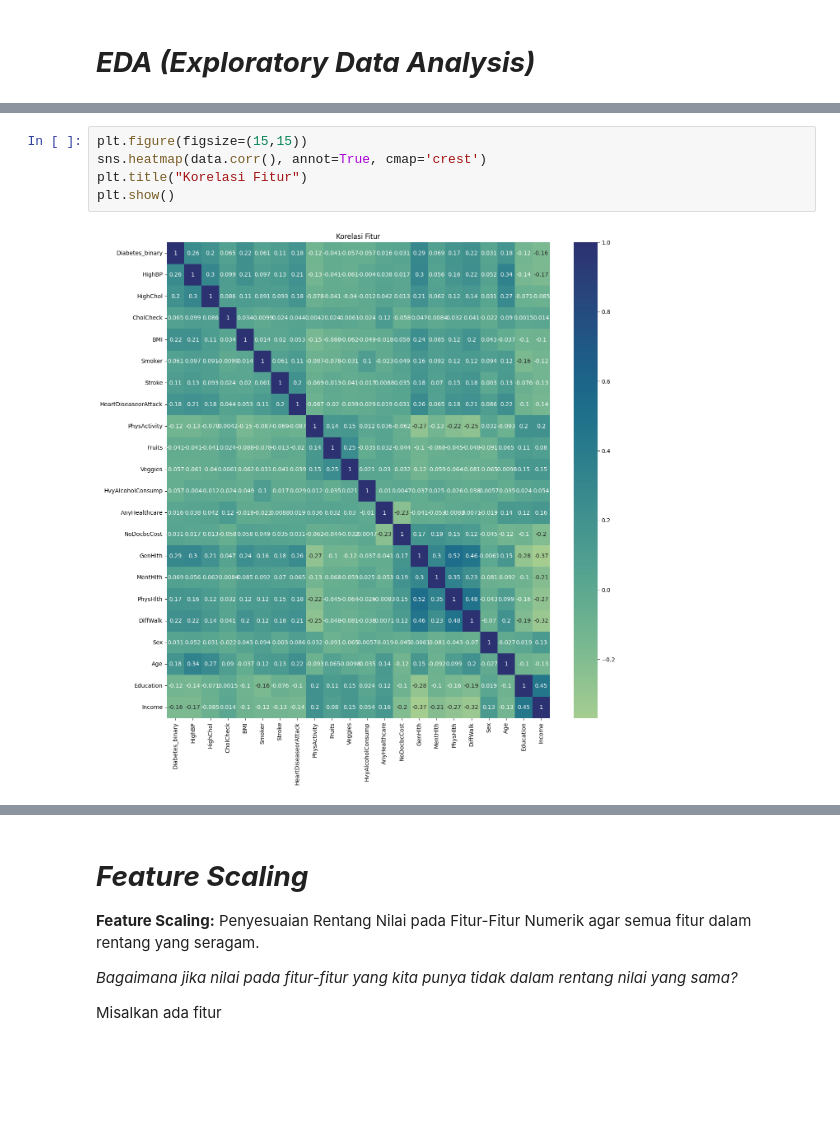
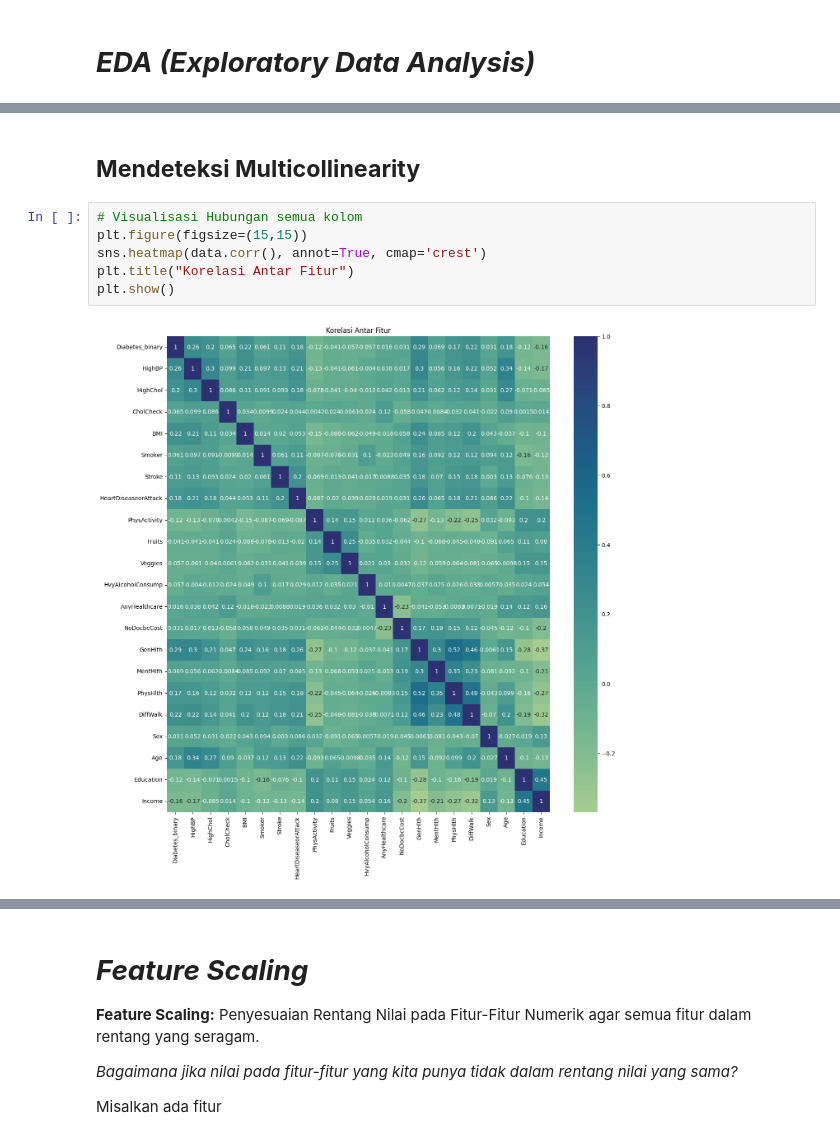
Before and after one commit to Ariqueeezz/MachineLearningProject, a Jupyter notebook: Experiment_DiabetesPrediction.ipynb, the cells around one changed output, grey strips where cells are left out. Cells and saved outputs as stored; diff of their text form; blank space fills up the shorter version.

```diff
--- a/Experiment_DiabetesPrediction.ipynb
+++ b/Experiment_DiabetesPrediction.ipynb
@@ -122,10 +146,13 @@ plt.xlabel("Fitur")
 # %% [output]
 Text(0.5, 0, 'Fitur')
 [figure]
+# %% [markdown]
+## **Mendeteksi Multicollinearity**
 # %%
+# Visualisasi Hubungan semua kolom
 plt.figure(figsize=(15,15))
 sns.heatmap(data.corr(), annot=True, cmap='crest')
-plt.title("Korelasi Fitur")
+plt.title("Korelasi Antar Fitur")
 plt.show()
 # %% [output]
-[figure, old version]
+[figure, new version]
```
Also changed, not shown: parts of 30 cells of this notebook.
